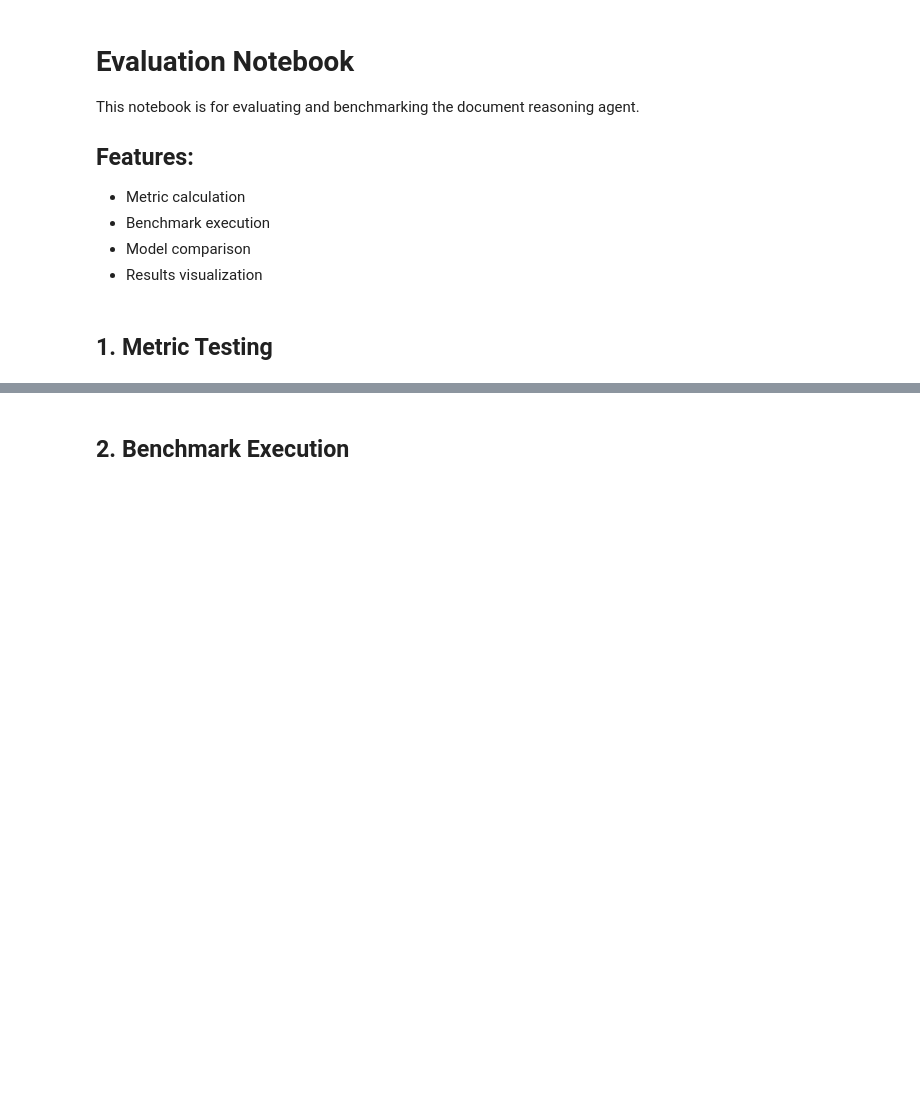
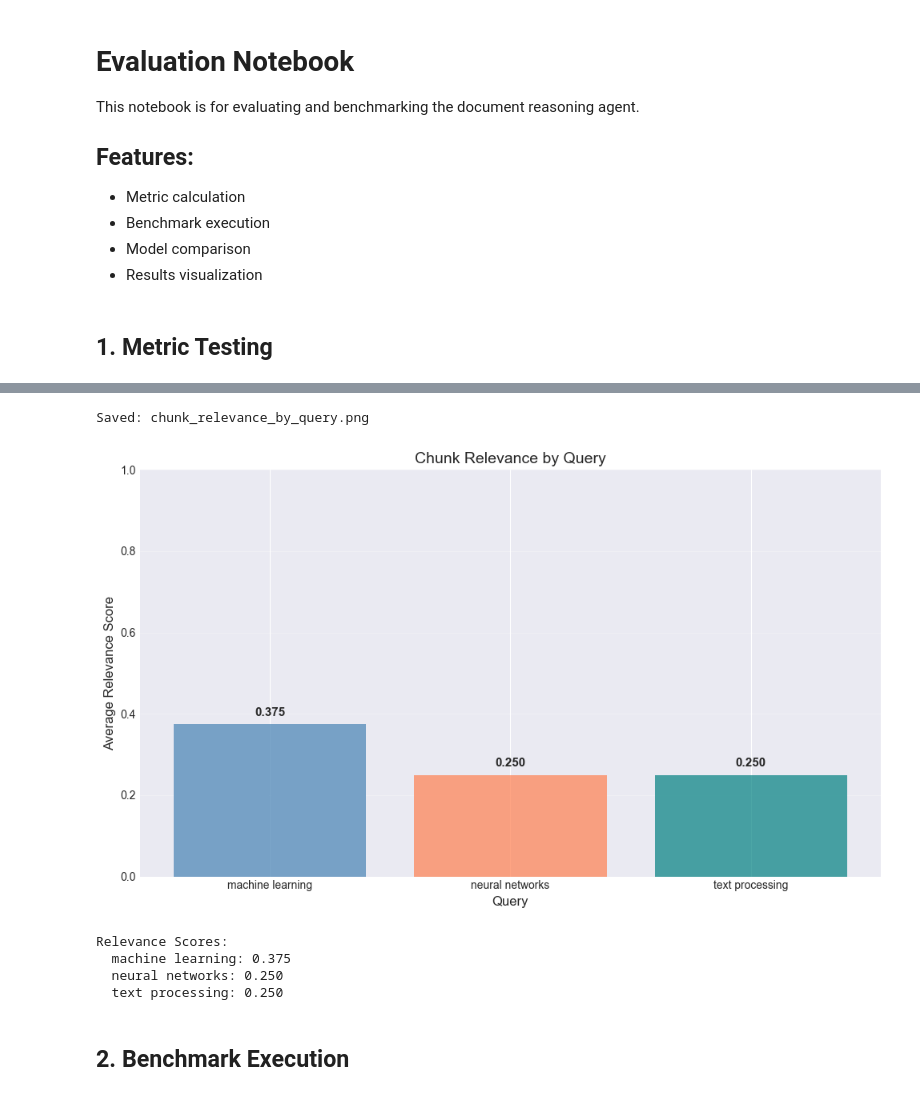
Before and after one commit to I2S9/LLM-based-Document-Reasoning-Agent, a Jupyter notebook: notebooks/evaluation.ipynb, the cells around one changed output, grey strips where cells are left out. Drawn from its saved outputs; the diff is of its cells as text; code cells hidden in the pictures; blank space fills up the shorter version.

```diff
--- a/notebooks/evaluation.ipynb
+++ b/notebooks/evaluation.ipynb
@@ -94,33 +120,43 @@ chunks = [
     "Deep learning uses neural networks",
     "Natural language processing handles text",
     "Computer vision processes images"
 ]
 queries = ["machine learning", "neural networks", "text processing"]
 
 relevance_data = []
 for query in queries:
     relevance = chunk_relevance(chunks, query)
     relevance_data.append(relevance)
 
 plt.figure(figsize=(10, 6))
 bars = plt.bar(queries, relevance_data, color=['steelblue', 'coral', 'teal'], alpha=0.7)
 plt.ylabel('Average Relevance Score', fontsize=12)
 plt.xlabel('Query', fontsize=12)
 plt.title('Chunk Relevance by Query', fontsize=14)
 plt.ylim(0, 1)
 plt.grid(True, alpha=0.3, axis='y')
 
 # Add value labels
 for bar, rel in zip(bars, relevance_data):
     plt.text(bar.get_x() + bar.get_width()/2, bar.get_height() + 0.02,
              f'{rel:.3f}', ha='center', fontsize=11, fontweight='bold')
 
 plt.tight_layout()
+img_path = images_dir / 'chunk_relevance_by_query.png'
+plt.savefig(str(img_path), dpi=150, bbox_inches='tight')
+print(f"Saved: {img_path}")
 plt.show()
 
 print("\nRelevance Scores:")
 for query, rel in zip(queries, relevance_data):
     print(f"  {query}: {rel:.3f}")
+# %% [output]
+Saved: chunk_relevance_by_query.png
+[figure, added]
+Relevance Scores:
+  machine learning: 0.375
+  neural networks: 0.250
+  text processing: 0.250
 # %% [markdown]
 ## 2. Benchmark Execution
 # %%
```
Also changed, not shown: parts of 8 cells of this notebook, 11 other files.
